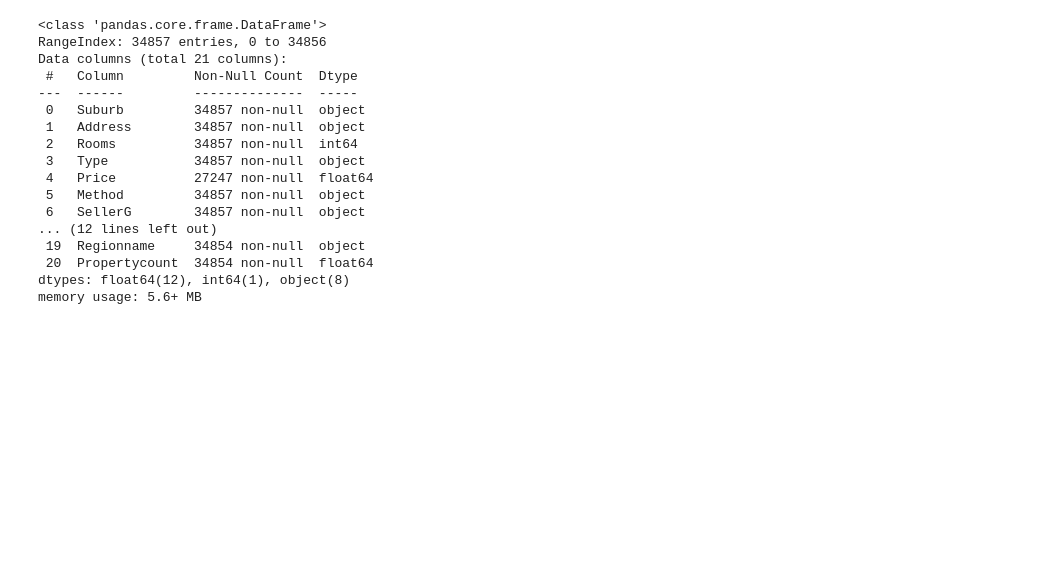
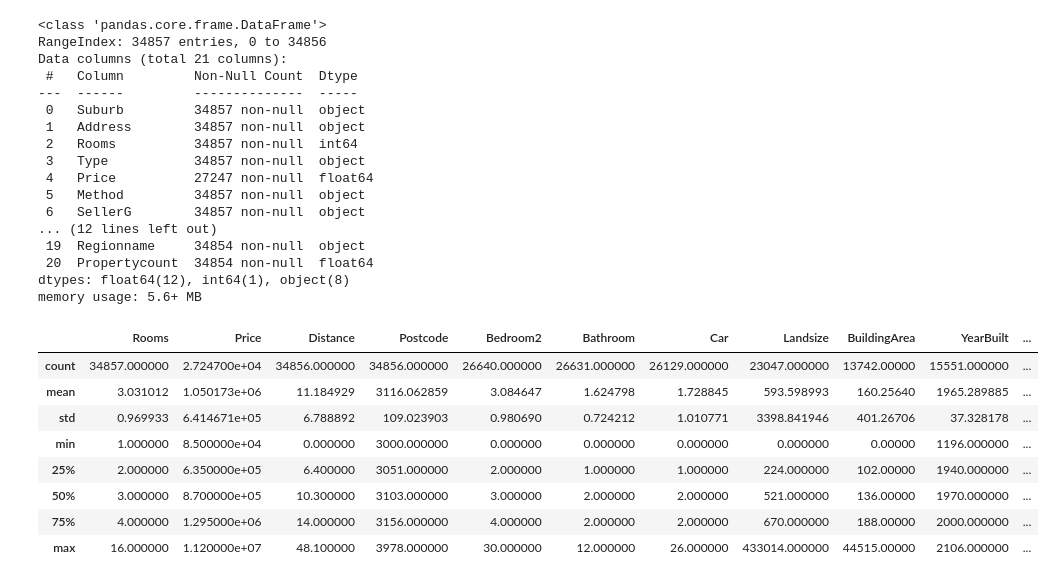
Before and after one commit to Denos-PB/Melbourne-Housing-Market, a Jupyter notebook: Melbourne_housing.ipynb, the cells around one changed output. Drawn from its saved outputs; the diff is of its cells as text; code cells hidden in the pictures; blank space fills up the shorter version.

```diff
--- a/Melbourne_housing.ipynb
+++ b/Melbourne_housing.ipynb
@@ -40,3 +42,15 @@ Data columns (total 21 columns):
  20  Propertycount  34854 non-null  float64
 dtypes: float64(12), int64(1), object(8)
 memory usage: 5.6+ MB
+# %%
+df.describe()
+# %% [output]
+|  | Rooms | Price | Distance | Postcode | Bedroom2 | Bathroom | Car | Landsize | BuildingArea | YearBuilt | ... |
+| count | 34857.000000 | 2.724700e+04 | 34856.000000 | 34856.000000 | 26640.000000 | 26631.000000 | 26129.000000 | 23047.000000 | 13742.00000 | 15551.000000 | ... |
+| mean | 3.031012 | 1.050173e+06 | 11.184929 | 3116.062859 | 3.084647 | 1.624798 | 1.728845 | 593.598993 | 160.25640 | 1965.289885 | ... |
+| std | 0.969933 | 6.414671e+05 | 6.788892 | 109.023903 | 0.980690 | 0.724212 | 1.010771 | 3398.841946 | 401.26706 | 37.328178 | ... |
+| min | 1.000000 | 8.500000e+04 | 0.000000 | 3000.000000 | 0.000000 | 0.000000 | 0.000000 | 0.000000 | 0.00000 | 1196.000000 | ... |
+| 25% | 2.000000 | 6.350000e+05 | 6.400000 | 3051.000000 | 2.000000 | 1.000000 | 1.000000 | 224.000000 | 102.00000 | 1940.000000 | ... |
+| 50% | 3.000000 | 8.700000e+05 | 10.300000 | 3103.000000 | 3.000000 | 2.000000 | 2.000000 | 521.000000 | 136.00000 | 1970.000000 | ... |
+| 75% | 4.000000 | 1.295000e+06 | 14.000000 | 3156.000000 | 4.000000 | 2.000000 | 2.000000 | 670.000000 | 188.00000 | 2000.000000 | ... |
+| max | 16.000000 | 1.120000e+07 | 48.100000 | 3978.000000 | 30.000000 | 12.000000 | 26.000000 | 433014.000000 | 44515.00000 | 2106.000000 | ... |
```
Also changed, not shown: parts of 10 cells of this notebook.
